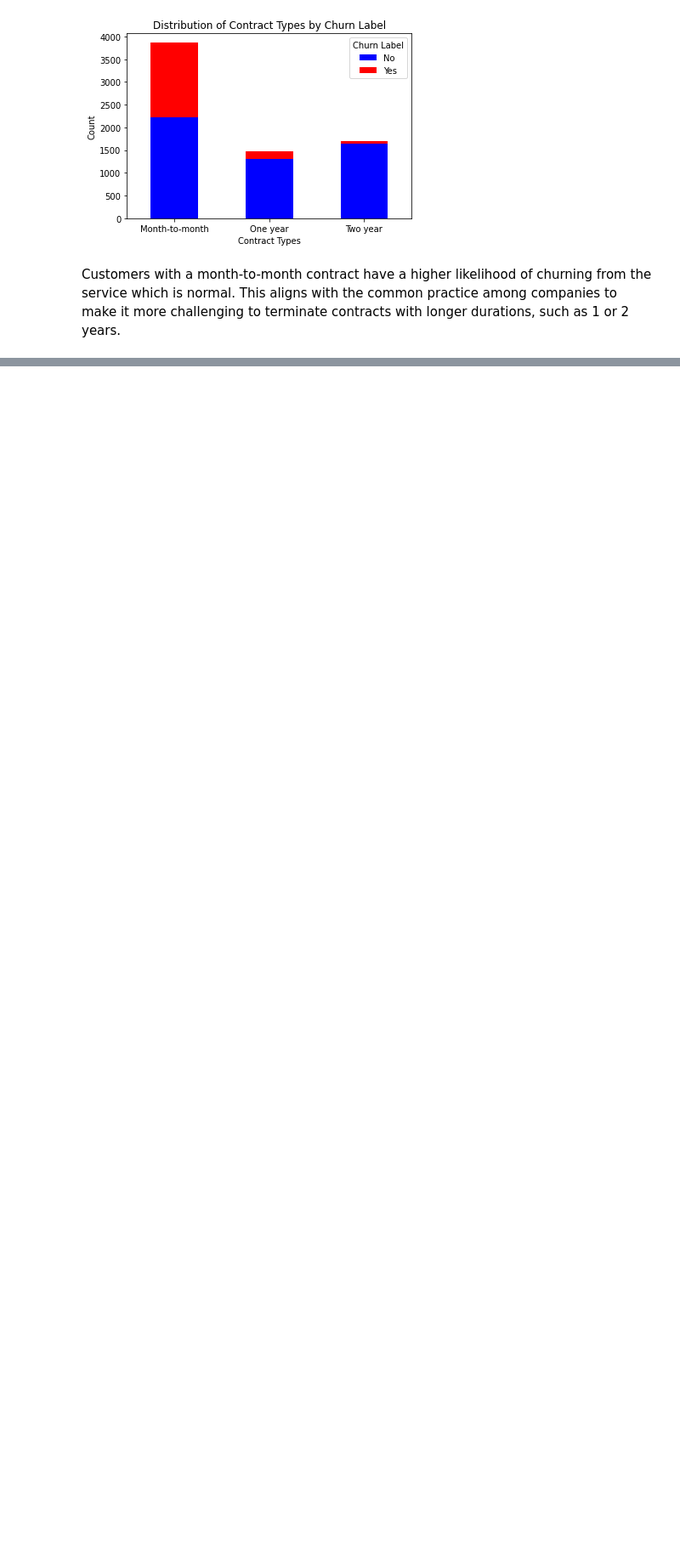
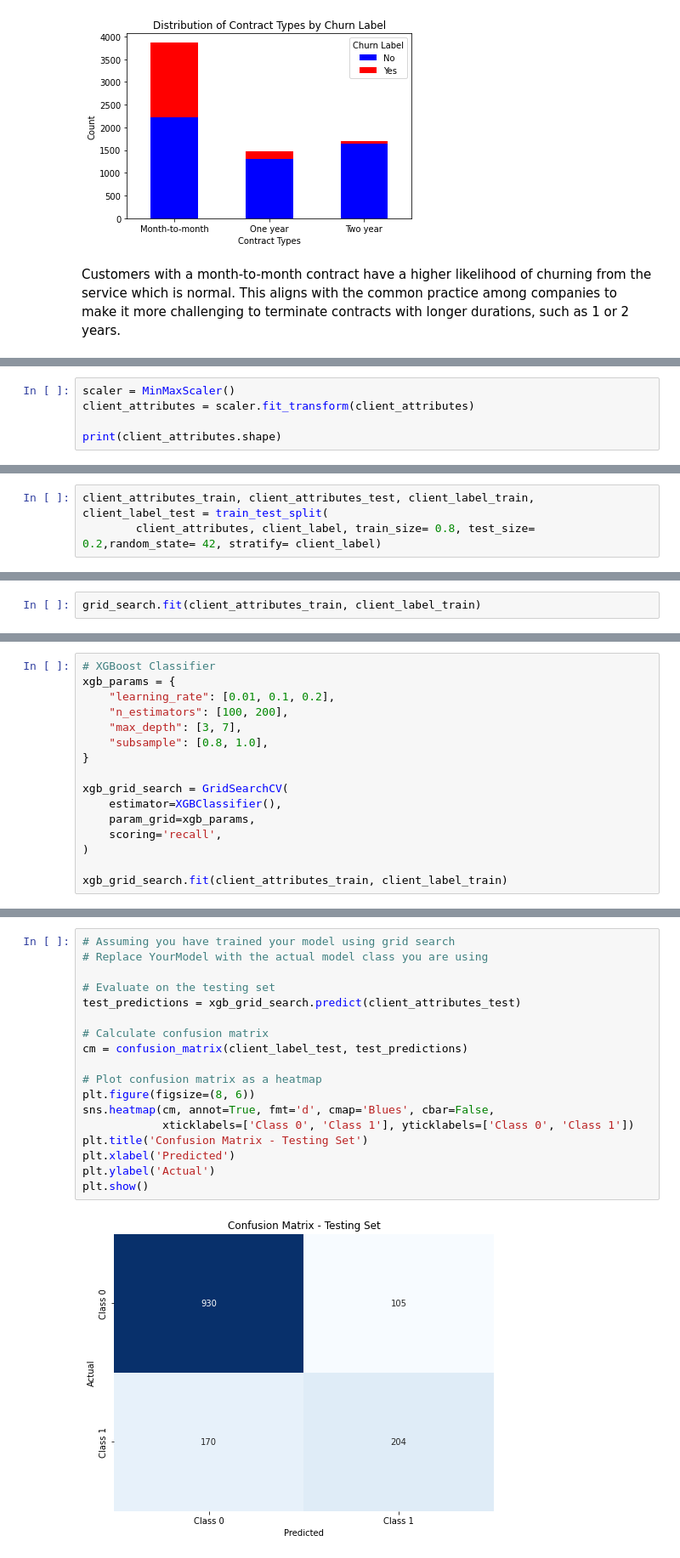
Before and after one commit to Vselenis/Machine-Learning-September-2022, a Jupyter notebook: 10. Project/Churn Prediction/Churn Prediction.ipynb, the cells around one changed output, grey strips where cells are left out. Shown at 85% size. Saved outputs shown, nothing was run; the diff lists cells and outputs as text; blank space fills up the shorter version.

```diff
--- a/10. Project/Churn Prediction/Churn Prediction.ipynb
+++ b/10. Project/Churn Prediction/Churn Prediction.ipynb
@@ -330,0 +383,5 @@ Customers with a month-to-month contract have a higher likelihood of churning fr
+# %%
+scaler = MinMaxScaler()
+client_attributes = scaler.fit_transform(client_attributes)
+
+print(client_attributes.shape)
@@ -330,0 +390,3 @@ Customers with a month-to-month contract have a higher likelihood of churning fr
+# %%
+client_attributes_train, client_attributes_test, client_label_train, client_label_test = train_test_split(
+        client_attributes, client_label, train_size= 0.8, test_size= 0.2,random_state= 42, stratify= client_label)
@@ -330,0 +425,2 @@ Customers with a month-to-month contract have a higher likelihood of churning fr
+# %%
+grid_search.fit(client_attributes_train, client_label_train)
@@ -330,0 +644,16 @@ Customers with a month-to-month contract have a higher likelihood of churning fr
+# %%
+# XGBoost Classifier
+xgb_params = {
+    "learning_rate": [0.01, 0.1, 0.2],
+    "n_estimators": [100, 200],
+    "max_depth": [3, 7],
+    "subsample": [0.8, 1.0],
+}
+
+xgb_grid_search = GridSearchCV(
+    estimator=XGBClassifier(),
+    param_grid=xgb_params,
+    scoring='recall',
+)
+
+xgb_grid_search.fit(client_attributes_train, client_label_train)
@@ -330,0 +752,20 @@ Customers with a month-to-month contract have a higher likelihood of churning fr
+# %%
+# Assuming you have trained your model using grid search
+# Replace YourModel with the actual model class you are using
+
+# Evaluate on the testing set
+test_predictions = xgb_grid_search.predict(client_attributes_test)
+
+# Calculate confusion matrix
+cm = confusion_matrix(client_label_test, test_predictions)
+
+# Plot confusion matrix as a heatmap
+plt.figure(figsize=(8, 6))
+sns.heatmap(cm, annot=True, fmt='d', cmap='Blues', cbar=False,
+            xticklabels=['Class 0', 'Class 1'], yticklabels=['Class 0', 'Class 1'])
+plt.title('Confusion Matrix - Testing Set')
+plt.xlabel('Predicted')
+plt.ylabel('Actual')
+plt.show()
+# %% [output]
+[figure, added]
```
Also changed, not shown: parts of 32 cells of this notebook, 2 other files.
